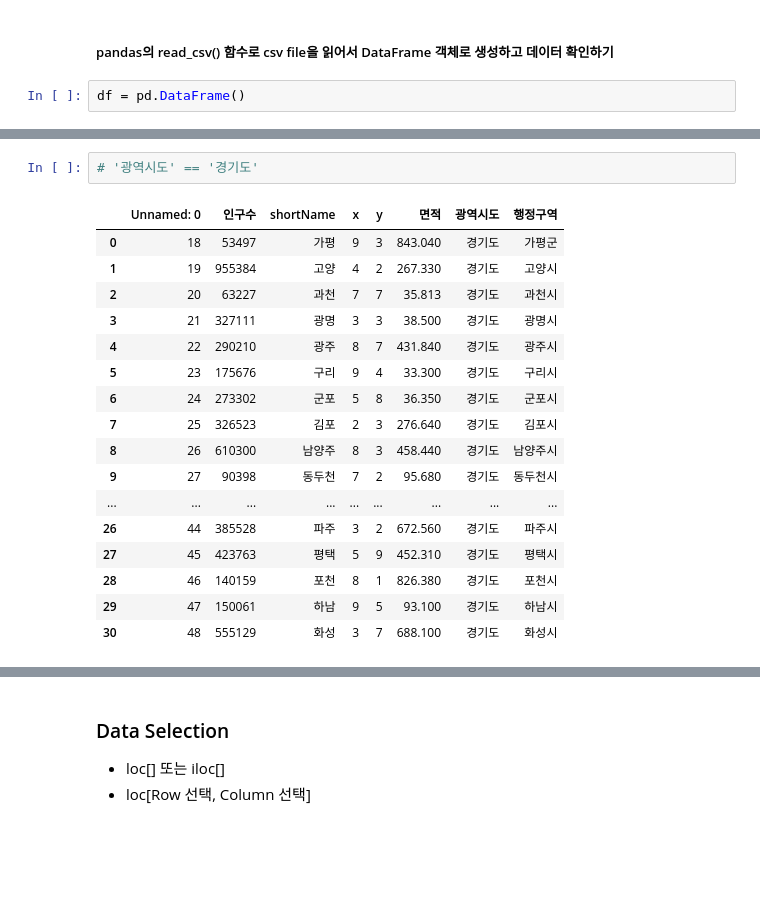
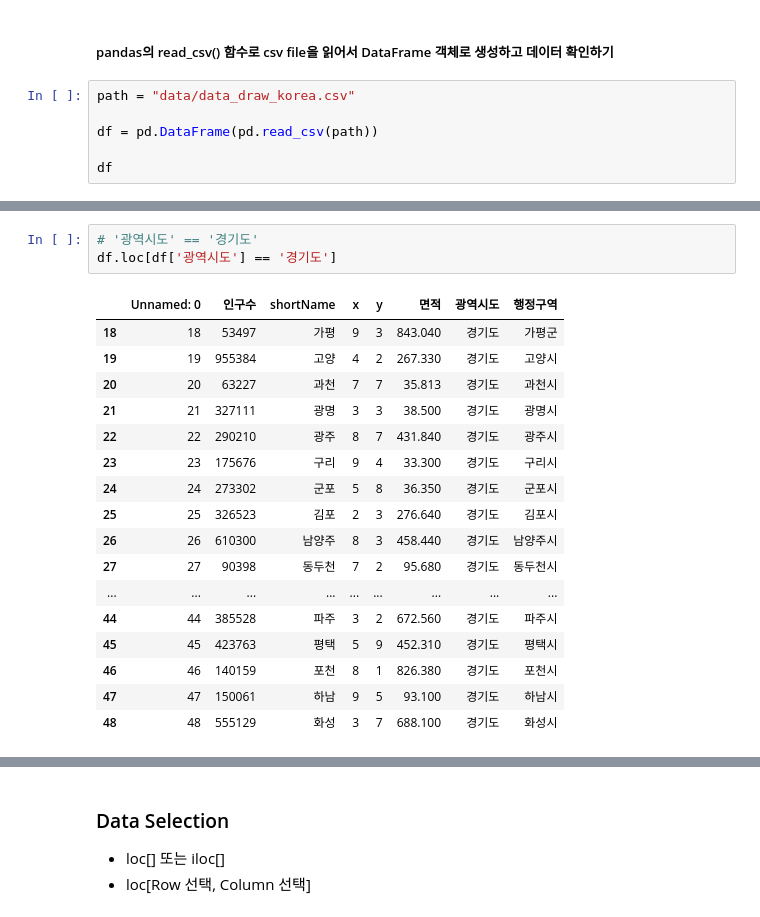
Before and after one commit to adunto/Python_WebScraping_Analysis, a Jupyter notebook: 03-1.행정구역정보_분석과시각화.ipynb, the cells around one changed output, grey strips where cells are left out. Drawn from its saved outputs; the diff is of its cells as text; blank space fills up the shorter version.

```diff
--- a/03-1.행정구역정보_분석과시각화.ipynb
+++ b/03-1.행정구역정보_분석과시각화.ipynb
@@ -15,5 +15,9 @@ print(pd.__version__)
 # %% [markdown]
 ##### pandas의 read_csv() 함수로 csv file을 읽어서 DataFrame 객체로 생성하고 데이터 확인하기
 # %%
-df = pd.DataFrame()
+path = "data/data_draw_korea.csv"
+
+df = pd.DataFrame(pd.read_csv(path))
+
+df
 # %% [output]
@@ -140,23 +192,24 @@ Name: 행정구역, Length: 229, dtype: bool
 | 159 | 159 | 68950 | 인천동구 | 1 | 5 | 7.05 | 인천광역시 | 동구 |
 # %%
 # '광역시도' == '경기도'
+df.loc[df['광역시도'] == '경기도']
 # %% [output]
 |  | Unnamed: 0 | 인구수 | shortName | x | y | 면적 | 광역시도 | 행정구역 |
-| 0 | 18 | 53497 | 가평 | 9 | 3 | 843.040 | 경기도 | 가평군 |
-| 1 | 19 | 955384 | 고양 | 4 | 2 | 267.330 | 경기도 | 고양시 |
-| 2 | 20 | 63227 | 과천 | 7 | 7 | 35.813 | 경기도 | 과천시 |
-| 3 | 21 | 327111 | 광명 | 3 | 3 | 38.500 | 경기도 | 광명시 |
-| 4 | 22 | 290210 | 광주 | 8 | 7 | 431.840 | 경기도 | 광주시 |
-| 5 | 23 | 175676 | 구리 | 9 | 4 | 33.300 | 경기도 | 구리시 |
-| 6 | 24 | 273302 | 군포 | 5 | 8 | 36.350 | 경기도 | 군포시 |
-| 7 | 25 | 326523 | 김포 | 2 | 3 | 276.640 | 경기도 | 김포시 |
-| 8 | 26 | 610300 | 남양주 | 8 | 3 | 458.440 | 경기도 | 남양주시 |
-| 9 | 27 | 90398 | 동두천 | 7 | 2 | 95.680 | 경기도 | 동두천시 |
+| 18 | 18 | 53497 | 가평 | 9 | 3 | 843.040 | 경기도 | 가평군 |
+| 19 | 19 | 955384 | 고양 | 4 | 2 | 267.330 | 경기도 | 고양시 |
+| 20 | 20 | 63227 | 과천 | 7 | 7 | 35.813 | 경기도 | 과천시 |
+| 21 | 21 | 327111 | 광명 | 3 | 3 | 38.500 | 경기도 | 광명시 |
+| 22 | 22 | 290210 | 광주 | 8 | 7 | 431.840 | 경기도 | 광주시 |
+| 23 | 23 | 175676 | 구리 | 9 | 4 | 33.300 | 경기도 | 구리시 |
+| 24 | 24 | 273302 | 군포 | 5 | 8 | 36.350 | 경기도 | 군포시 |
+| 25 | 25 | 326523 | 김포 | 2 | 3 | 276.640 | 경기도 | 김포시 |
+| 26 | 26 | 610300 | 남양주 | 8 | 3 | 458.440 | 경기도 | 남양주시 |
+| 27 | 27 | 90398 | 동두천 | 7 | 2 | 95.680 | 경기도 | 동두천시 |
 | ... | ... | ... | ... | ... | ... | ... | ... | ... |
-| 26 | 44 | 385528 | 파주 | 3 | 2 | 672.560 | 경기도 | 파주시 |
-| 27 | 45 | 423763 | 평택 | 5 | 9 | 452.310 | 경기도 | 평택시 |
-| 28 | 46 | 140159 | 포천 | 8 | 1 | 826.380 | 경기도 | 포천시 |
-| 29 | 47 | 150061 | 하남 | 9 | 5 | 93.100 | 경기도 | 하남시 |
-| 30 | 48 | 555129 | 화성 | 3 | 7 | 688.100 | 경기도 | 화성시 |
+| 44 | 44 | 385528 | 파주 | 3 | 2 | 672.560 | 경기도 | 파주시 |
+| 45 | 45 | 423763 | 평택 | 5 | 9 | 452.310 | 경기도 | 평택시 |
+| 46 | 46 | 140159 | 포천 | 8 | 1 | 826.380 | 경기도 | 포천시 |
+| 47 | 47 | 150061 | 하남 | 9 | 5 | 93.100 | 경기도 | 하남시 |
+| 48 | 48 | 555129 | 화성 | 3 | 7 | 688.100 | 경기도 | 화성시 |
 # %%
 # describe() 함수, 모든 컬럼의 통계함수 출력
```
Also changed, not shown: parts of 49 cells of this notebook, 1 other file.
